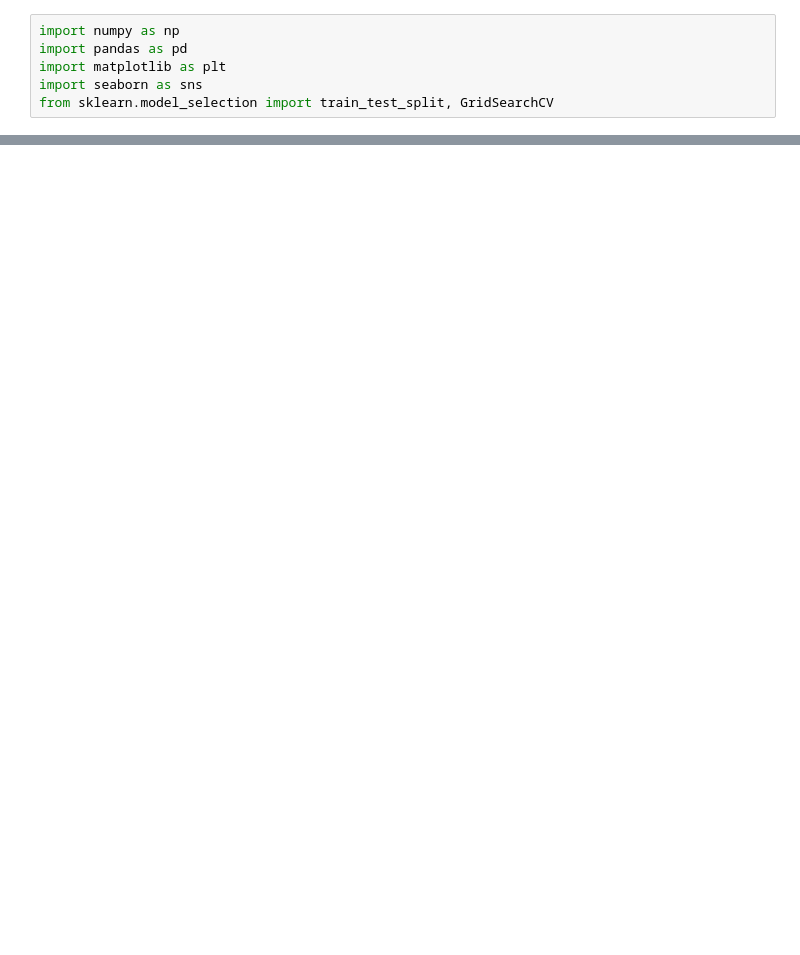
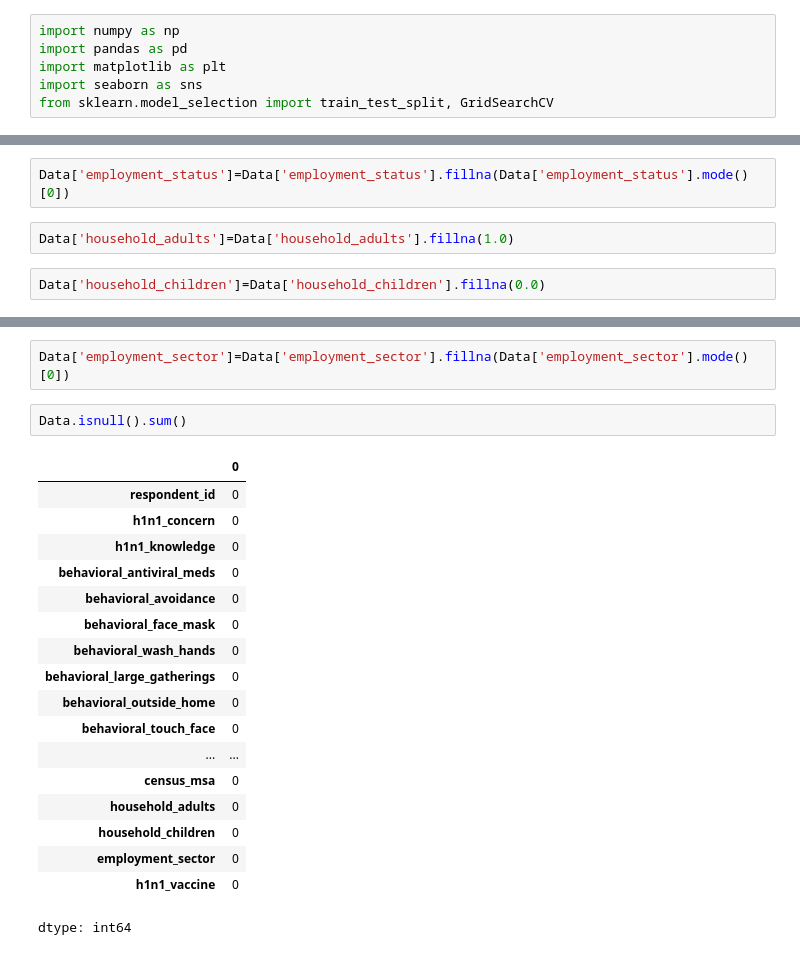
Before and after one commit to ansmalik67/nanSense-ds-hack, a Jupyter notebook: Research_Methods_Hackathon.ipynb, the cells around one changed output, grey strips where cells are left out. Drawn from its saved outputs; the diff is of its cells as text; blank space fills up the shorter version.

```diff
--- a/Research_Methods_Hackathon.ipynb
+++ b/Research_Methods_Hackathon.ipynb
@@ -127,0 +203,6 @@ plt.show()
+# %%
+Data['employment_status']=Data['employment_status'].fillna(Data['employment_status'].mode()[0])
+# %%
+Data['household_adults']=Data['household_adults'].fillna(1.0)
+# %%
+Data['household_children']=Data['household_children'].fillna(0.0)
@@ -127,0 +226,23 @@ plt.show()
+# %%
+Data['employment_sector']=Data['employment_sector'].fillna(Data['employment_sector'].mode()[0])
+# %%
+Data.isnull().sum()
+# %% [output]
+|  | 0 |
+| respondent_id | 0 |
+| h1n1_concern | 0 |
+| h1n1_knowledge | 0 |
+| behavioral_antiviral_meds | 0 |
+| behavioral_avoidance | 0 |
+| behavioral_face_mask | 0 |
+| behavioral_wash_hands | 0 |
+| behavioral_large_gatherings | 0 |
+| behavioral_outside_home | 0 |
+| behavioral_touch_face | 0 |
+| ... | ... |
+| census_msa | 0 |
+| household_adults | 0 |
+| household_children | 0 |
+| employment_sector | 0 |
+| h1n1_vaccine | 0 |
+dtype: int64
```
Also changed, not shown: parts of 35 cells of this notebook.
